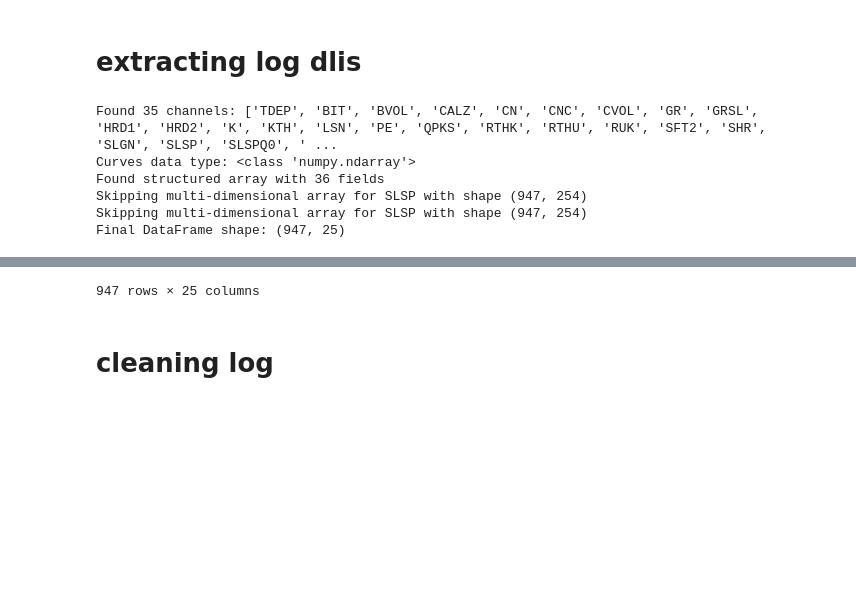
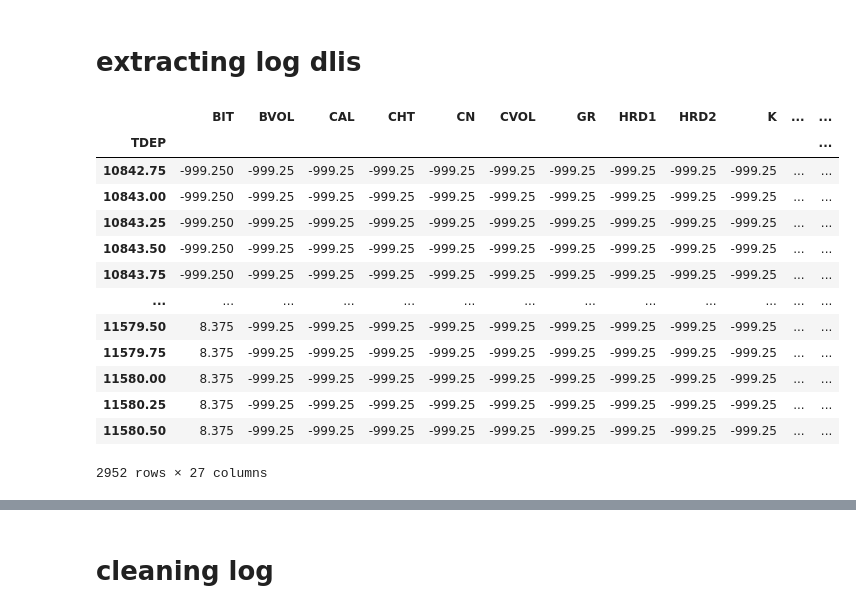
Before and after one commit to Z1y4dd/colab, a Jupyter notebook: HRDH/HRDH-697.ipynb, the cells around one changed output, grey strips where cells are left out. Cells and saved outputs as stored; diff of their text form; code cells hidden in the pictures; blank space fills up the shorter version.

```diff
--- a/HRDH/HRDH-697.ipynb
+++ b/HRDH/HRDH-697.ipynb
@@ -173,41 +142,47 @@ def dlis_to_df(path, needed=None):
                 # Filter columns if needed
                 if needed is not None:
                     valid_cols = [col for col in needed if col in df.columns]
                     if valid_cols:
                         df = df[valid_cols]
                     else:
                         print(f"Warning: None of the requested columns found in {list(df.columns)}")
 
                 print(f"Final DataFrame shape: {df.shape}")
                 return df
             else:
                 print("Could not extract any data from fields")
                 return pd.DataFrame()
         else:
             print("Curves data is not a structured array with named fields")
             # Print more info about the array to help debugging
             print(f"Array shape: {curves_data.shape}")
             print(f"Array dtype: {curves_data.dtype}")
             print(f"First few values: {curves_data[:5]}")
             return pd.DataFrame()
 
     except Exception as e:
         print(f"Error processing DLIS file: {e}")
         import traceback
-        traceback.print_exc()
-        return pd.DataFrame()
 
 # Path to the DLIS log file for HRDH-1119
-LOG_PATH = r"\\bhidhares01\GROUPS\Daleelah_Interns\2025 interns\Ziyad alghamdi\transtion_minerals\Log Data\HRDH_697_0\8375\WL\Field\Top_Section\Field\FJA\GSLAM\HRDH_697_0_27OCT2011_ZDL-CNC-DSL-GR-CAL_ML_BA.dlis"
-
+LOG_PATH_1119_0 = r"\\bhidhares01\GROUPS\Daleelah_Interns\2025 interns\Ziyad alghamdi\transtion_minerals\Log Data\HRDH_1119_0\8375\WL\Field\Deliverables\HRDH_1119_0_29MAY2012_ZDL-CN-DSL_ML_BA.dlis"
 
 # Load log data
-log_df = dlis_to_df(LOG_PATH)
+log_df = dlis_to_df(path=LOG_PATH_1119_0)
+
 log_df
 # %% [output]
+|  | BIT | BVOL | CAL | CHT | CN | CVOL | GR | HRD1 | HRD2 | K | ... | ... |
+| TDEP |  |  |  |  |  |  |  |  |  |  |  | ... |
+| 10842.75 | -999.250 | -999.25 | -999.25 | -999.25 | -999.25 | -999.25 | -999.25 | -999.25 | -999.25 | -999.25 | ... | ... |
+| 10843.00 | -999.250 | -999.25 | -999.25 | -999.25 | -999.25 | -999.25 | -999.25 | -999.25 | -999.25 | -999.25 | ... | ... |
+| 10843.25 | -999.250 | -999.25 | -999.25 | -999.25 | -999.25 | -999.25 | -999.25 | -999.25 | -999.25 | -999.25 | ... | ... |
+| 10843.50 | -999.250 | -999.25 | -999.25 | -999.25 | -999.25 | -999.25 | -999.25 | -999.25 | -999.25 | -999.25 | ... | ... |
+| 10843.75 | -999.250 | -999.25 | -999.25 | -999.25 | -999.25 | -999.25 | -999.25 | -999.25 | -999.25 | -999.25 | ... | ... |
+| ... | ... | ... | ... | ... | ... | ... | ... | ... | ... | ... | ... | ... |
+| 11579.50 | 8.375 | -999.25 | -999.25 | -999.25 | -999.25 | -999.25 | -999.25 | -999.25 | -999.25 | -999.25 | ... | ... |
+| 11579.75 | 8.375 | -999.25 | -999.25 | -999.25 | -999.25 | -999.25 | -999.25 | -999.25 | -999.25 | -999.25 | ... | ... |
+| 11580.00 | 8.375 | -999.25 | -999.25 | -999.25 | -999.25 | -999.25 | -999.25 | -999.25 | -999.25 | -999.25 | ... | ... |
+| 11580.25 | 8.375 | -999.25 | -999.25 | -999.25 | -999.25 | -999.25 | -999.25 | -999.25 | -999.25 | -999.25 | ... | ... |
+| 11580.50 | 8.375 | -999.25 | -999.25 | -999.25 | -999.25 | -999.25 | -999.25 | -999.25 | -999.25 | -999.25 | ... | ... |
-Found 35 channels: ['TDEP', 'BIT', 'BVOL', 'CALZ', 'CN', 'CNC', 'CVOL', 'GR', 'GRSL', 'HRD1', 'HRD2', 'K', 'KTH', 'LSN', 'PE', 'QPKS', 'RTHK', 'RTHU', 'RUK', 'SFT2', 'SHR', 'SLGN', 'SLSP', 'SLSPQ0', ' ...
-Curves data type: <class 'numpy.ndarray'>
-Found structured array with 36 fields
-Skipping multi-dimensional array for SLSP with shape (947, 254)
-Skipping multi-dimensional array for SLSP with shape (947, 254)
-Final DataFrame shape: (947, 25)
+2952 rows × 27 columns
@@ -227,4 +189,3 @@ Final DataFrame shape: (947, 25)
-947 rows × 25 columns
 # %% [markdown]
 # cleaning log
 # %%
```
Also changed, not shown: parts of 18 cells of this notebook, 4 other files.
